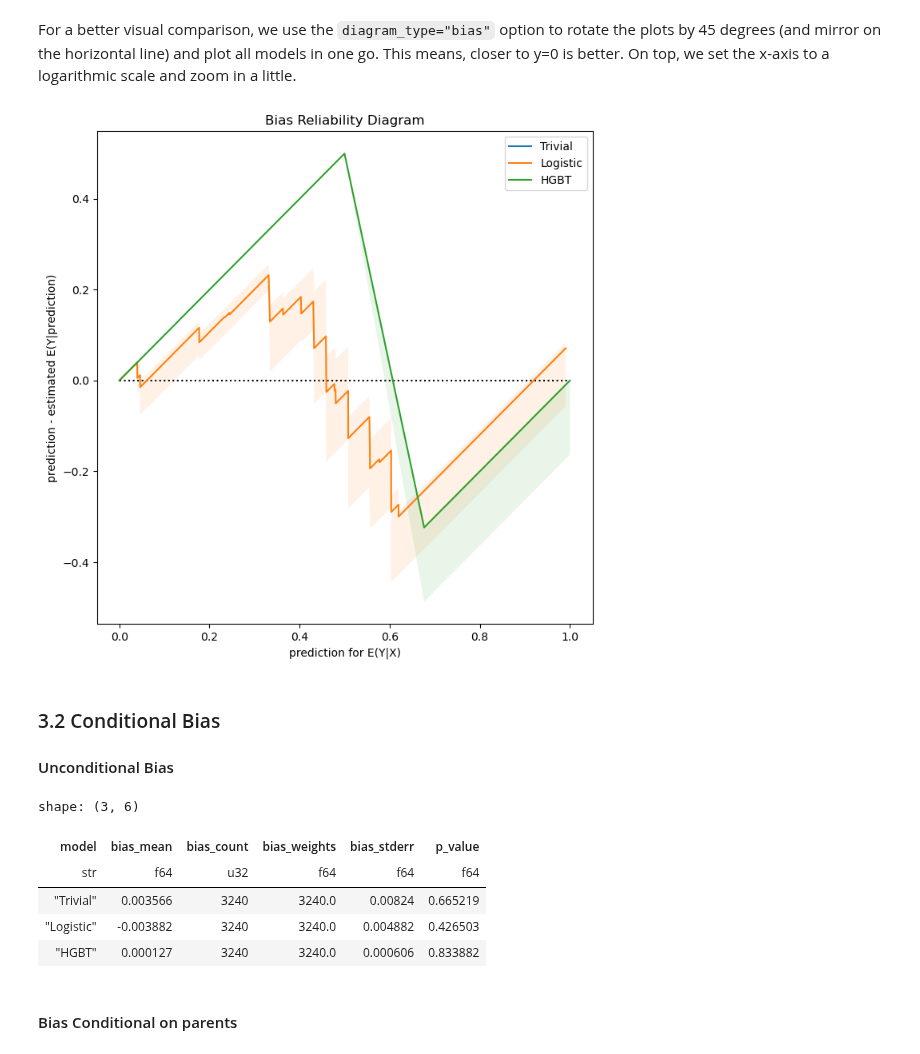
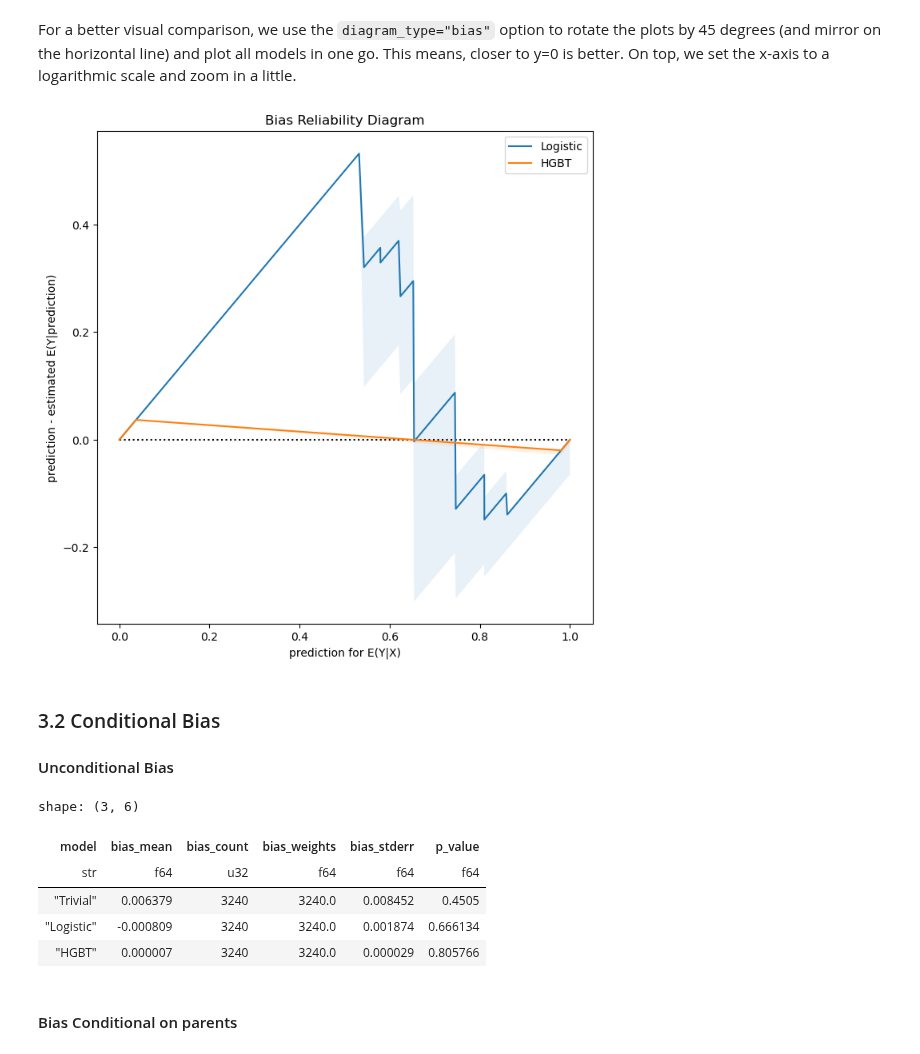
Before and after one commit to lorentzenchr/model-diagnostics, a Jupyter notebook: docs/examples/classification.ipynb, the cells around one changed output. Cells and saved outputs as stored; diff of their text form; code cells hidden in the pictures.

```diff
--- a/docs/examples/classification.ipynb
+++ b/docs/examples/classification.ipynb
@@ -29,8 +40,7 @@ df_original = pd.concat([X, y], axis=1)
 # %%
-df = df_original.query("`class` != 'recommend'").copy()
+df = df_original.copy()
 df['count'] = 1
-df['class'] = df['class'].cat.remove_unused_categories()
-df['binary_response'] = (df['class'] == 'priority')
+df['binary_response'] = df['class'].isin(['priority', 'spec_prior'])
 y_var = 'binary_response'
 x_vars = X.columns
 print(f"The prepared dataset contains {df.shape[0]} rows.")
@@ -225,16 +238,17 @@ For a better visual comparison, we use the `diagram_type="bias"` option to rotat
 This means, closer to y=0 is better.
 On top, we set the x-axis to a logarithmic scale and zoom in a little.
 # %%
+col_sel = ['Logistic', 'HGBT']
 fig, ax = plt.subplots(figsize=(8, 8))
 plot_reliability_diagram(
     y_obs=y_test,
-    y_pred=df_pred_test,
+    y_pred=df_pred_test[col_sel],
     n_bootstrap=100,
     diagram_type="bias",
     ax=ax
 );
 # %% [output]
-[figure, old version]
+[figure, new version]
 # %% [markdown]
 ### 3.2 Conditional Bias
 #### Unconditional Bias
@@ -248,9 +262,9 @@ compute_bias(
 shape: (3, 6)
 | model | bias_mean | bias_count | bias_weights | bias_stderr | p_value |
 | str | f64 | u32 | f64 | f64 | f64 |
-| "Trivial" | 0.003566 | 3240 | 3240.0 | 0.00824 | 0.665219 |
-| "Logistic" | -0.003882 | 3240 | 3240.0 | 0.004882 | 0.426503 |
-| "HGBT" | 0.000127 | 3240 | 3240.0 | 0.000606 | 0.833882 |
+| "Trivial" | 0.006379 | 3240 | 3240.0 | 0.008452 | 0.4505 |
+| "Logistic" | -0.000809 | 3240 | 3240.0 | 0.001874 | 0.666134 |
+| "HGBT" | 0.000007 | 3240 | 3240.0 | 0.000029 | 0.805766 |
 # %% [markdown]
 #### Bias Conditional on parents
 # %%
```
Also changed, not shown: parts of 15 cells of this notebook.
